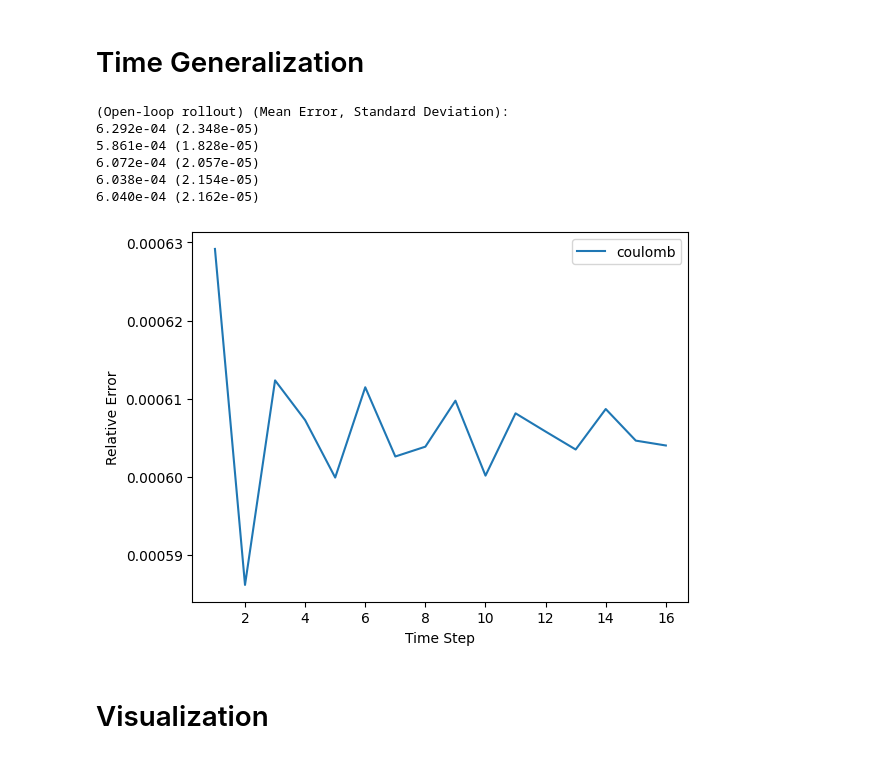
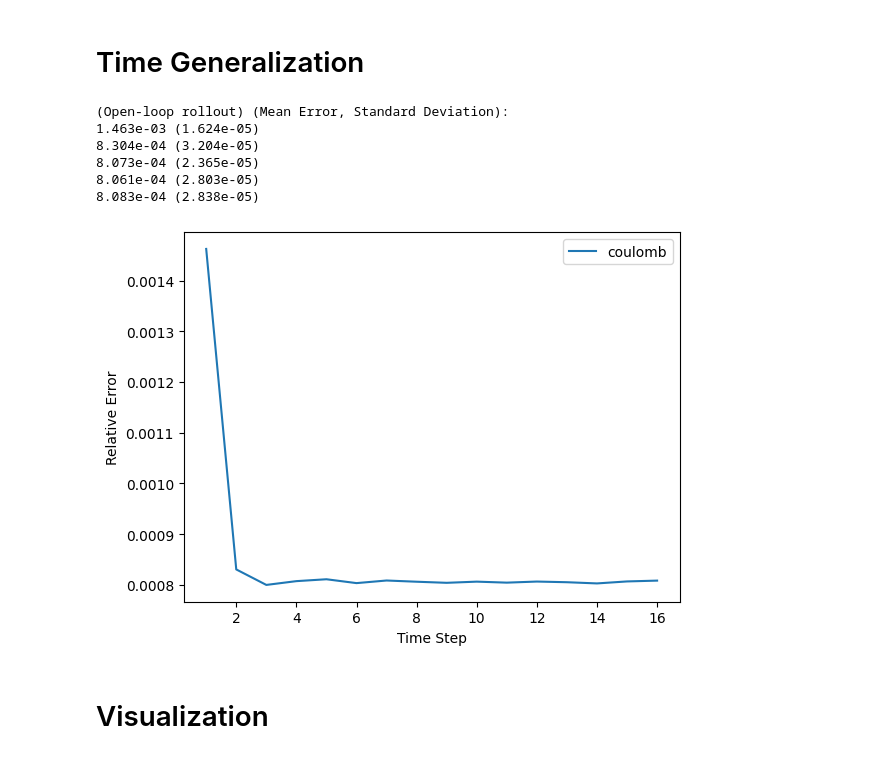
Before and after one commit to yashpatel5400/schrodinger_op, a Jupyter notebook: schrodinger.ipynb, the cells around one changed output. Cells and saved outputs as stored; diff of their text form; code cells hidden in the pictures.

```diff
--- a/schrodinger.ipynb
+++ b/schrodinger.ipynb
@@ -150,46 +168,50 @@ q = 16  # number of rollout steps
 
 rollout_errs = []  # shape: [num_tests, q]
 
-for psi0, _ in test_samples:
+for psi0, psi_ans in test_samples:
     psi_true = psi0
     true_traj = []
-    for _ in range(q):
-        psi_true = solver(psi_true)
-        true_traj.append(psi_true)
+    for j in range(q):
+        if j==0:
+          psi_true=psi_ans
+          true_traj.append(psi_true)
+        else:
+          psi_true = solver(psi_true)
+          true_traj.append(psi_true)
 
     # --- open-loop rollout: psi_hat_{t+1} = f(psi_hat_t) ---
     errs = []
     psi_hat = psi0
     for t in range(q):
         psi_hat = estimator.compute_estimate(psi_hat)
         psi_true_t = true_traj[t]
         num = np.linalg.norm(psi_hat - psi_true_t)
         den = np.linalg.norm(psi_true_t) + 1e-14
         errs.append(num / den)
     rollout_errs.append(errs)
 
 rollout_errs = np.asarray(rollout_errs)
 errors    = rollout_errs.mean(axis=0)
 errors_sd = rollout_errs.std(axis=0)
 
 indices = [i for i in [0, 1, 3, 7, 15] if i < len(errors)]
 print("(Open-loop rollout) (Mean Error, Standard Deviation):")
 for i in indices:
     print(f"{errors[i]:.3e} ({errors_sd[i]:.3e})")
 
 plt.plot(range(1, q+1), errors, label=f"{potential}")
 plt.xlabel("Time Step")
 plt.ylabel("Relative Error")
 plt.legend()
 plt.show()
 # %% [output]
 (Open-loop rollout) (Mean Error, Standard Deviation):
-6.292e-04 (2.348e-05)
-5.861e-04 (1.828e-05)
-6.072e-04 (2.057e-05)
-6.038e-04 (2.154e-05)
-6.040e-04 (2.162e-05)
+1.463e-03 (1.624e-05)
+8.304e-04 (3.204e-05)
+8.073e-04 (2.365e-05)
+8.061e-04 (2.803e-05)
+8.083e-04 (2.838e-05)
-[figure, old version]
+[figure, new version]
 # %% [markdown]
 # Visualization
 # %%
```
Also changed, not shown: parts of 3 cells of this notebook.
